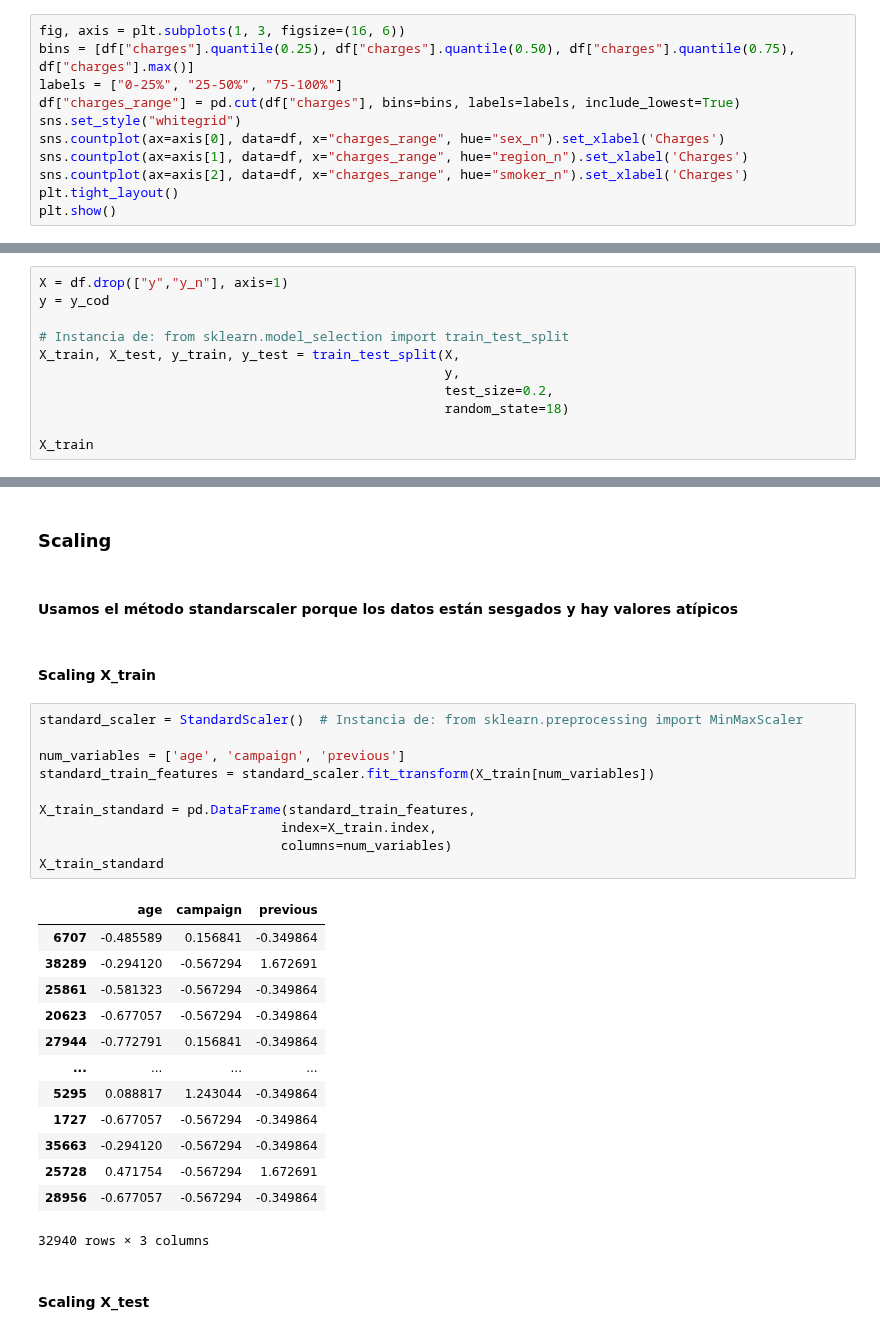
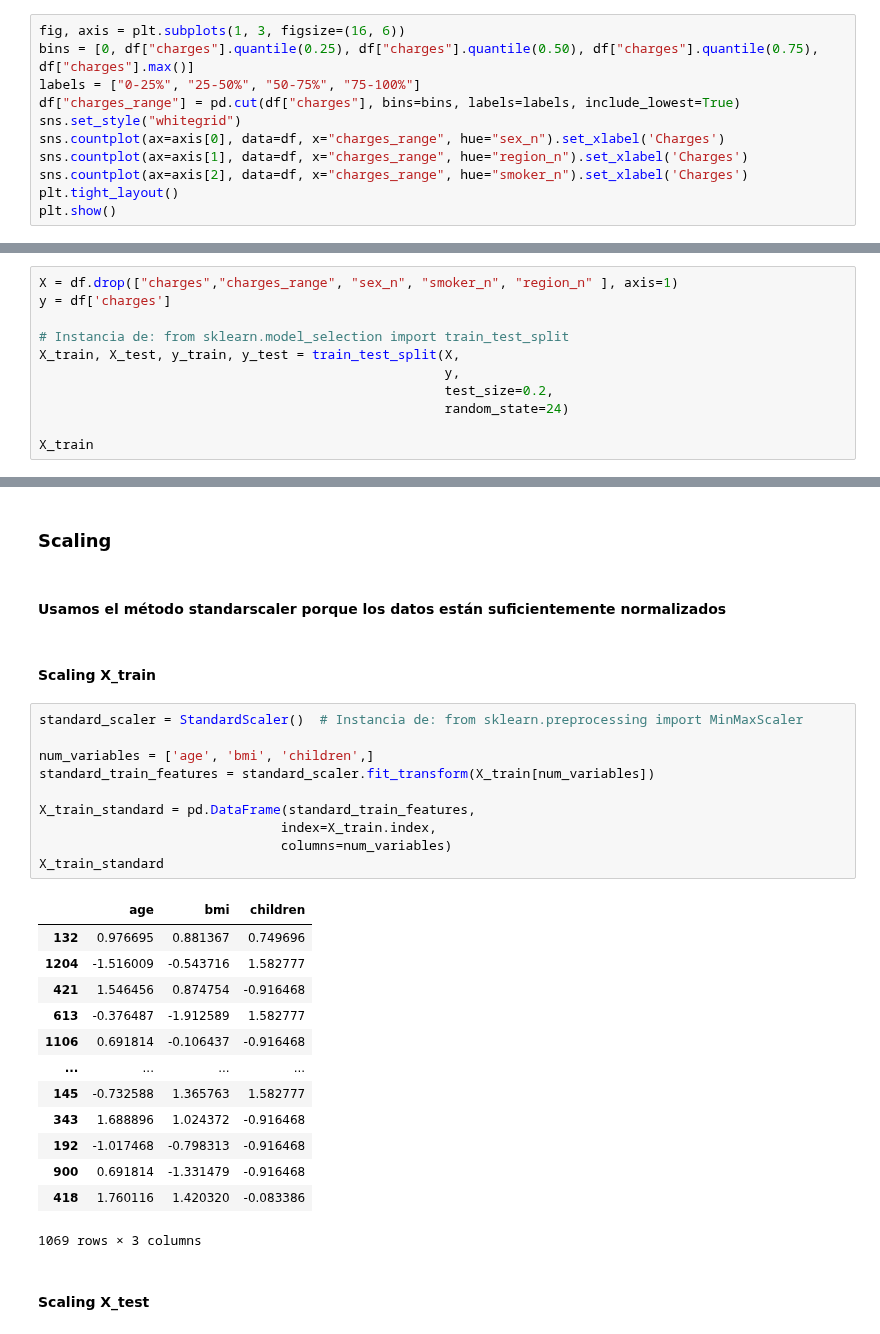
Before and after one commit to 4GeeksAcademy/sayons-intro-ml-new, a Jupyter notebook: src/02-linear-regression.ipynb, the cells around one changed output, grey strips where cells are left out. Saved outputs shown, nothing was run; the diff lists cells and outputs as text.

```diff
--- a/src/02-linear-regression.ipynb
+++ b/src/02-linear-regression.ipynb
@@ -242,7 +235,7 @@ plt.show()
 # %%
 fig, axis = plt.subplots(1, 3, figsize=(16, 6))
-bins = [df["charges"].quantile(0.25), df["charges"].quantile(0.50), df["charges"].quantile(0.75), df["charges"].max()]
-labels = ["0-25%", "25-50%", "75-100%"]
+bins = [0, df["charges"].quantile(0.25), df["charges"].quantile(0.50), df["charges"].quantile(0.75), df["charges"].max()]
+labels = ["0-25%", "25-50%", "50-75%", "75-100%"]
 df["charges_range"] = pd.cut(df["charges"], bins=bins, labels=labels, include_lowest=True)
 sns.set_style("whitegrid")
 sns.countplot(ax=axis[0], data=df, x="charges_range", hue="sex_n").set_xlabel('Charges')
@@ -447,12 +309,12 @@ array([0, 0, 0, ..., 0, 1, 0], shape=(41176,))
 # %%
-X = df.drop(["y","y_n"], axis=1)
-y = y_cod
+X = df.drop(["charges","charges_range", "sex_n", "smoker_n", "region_n" ], axis=1)
+y = df['charges']
 
 # Instancia de: from sklearn.model_selection import train_test_split
 X_train, X_test, y_train, y_test = train_test_split(X,
                                                     y,
                                                     test_size=0.2,
-                                                    random_state=18)
+                                                    random_state=24)
 
 X_train
 # %% [output]
@@ -474,33 +336,33 @@ X_train
 # %% [markdown]
 ### Scaling
 # %% [markdown]
-#### Usamos el método  standarscaler porque los datos están sesgados y hay valores atípicos
+#### Usamos el método  standarscaler porque los datos están suficientemente normalizados
 # %% [markdown]
 #### Scaling X_train
 # %%
 standard_scaler = StandardScaler()  # Instancia de: from sklearn.preprocessing import MinMaxScaler
 
-num_variables = ['age', 'campaign', 'previous']
+num_variables = ['age', 'bmi', 'children',]
 standard_train_features = standard_scaler.fit_transform(X_train[num_variables])
 
 X_train_standard = pd.DataFrame(standard_train_features,
                                index=X_train.index,
                                columns=num_variables)
 X_train_standard
 # %% [output]
-|  | age | campaign | previous |
-| 6707 | -0.485589 | 0.156841 | -0.349864 |
-| 38289 | -0.294120 | -0.567294 | 1.672691 |
-| 25861 | -0.581323 | -0.567294 | -0.349864 |
-| 20623 | -0.677057 | -0.567294 | -0.349864 |
-| 27944 | -0.772791 | 0.156841 | -0.349864 |
+|  | age | bmi | children |
+| 132 | 0.976695 | 0.881367 | 0.749696 |
+| 1204 | -1.516009 | -0.543716 | 1.582777 |
+| 421 | 1.546456 | 0.874754 | -0.916468 |
+| 613 | -0.376487 | -1.912589 | 1.582777 |
+| 1106 | 0.691814 | -0.106437 | -0.916468 |
 | ... | ... | ... | ... |
-| 5295 | 0.088817 | 1.243044 | -0.349864 |
-| 1727 | -0.677057 | -0.567294 | -0.349864 |
-| 35663 | -0.294120 | -0.567294 | -0.349864 |
-| 25728 | 0.471754 | -0.567294 | 1.672691 |
-| 28956 | -0.677057 | -0.567294 | -0.349864 |
+| 145 | -0.732588 | 1.365763 | 1.582777 |
+| 343 | 1.688896 | 1.024372 | -0.916468 |
+| 192 | -1.017468 | -0.798313 | -0.916468 |
+| 900 | 0.691814 | -1.331479 | -0.916468 |
+| 418 | 1.760116 | 1.420320 | -0.083386 |
-32940 rows × 3 columns
+1069 rows × 3 columns
 # %% [markdown]
 #### Scaling X_test
 # %%
```
Also changed, not shown: parts of 65 cells of this notebook, 3 other files.
